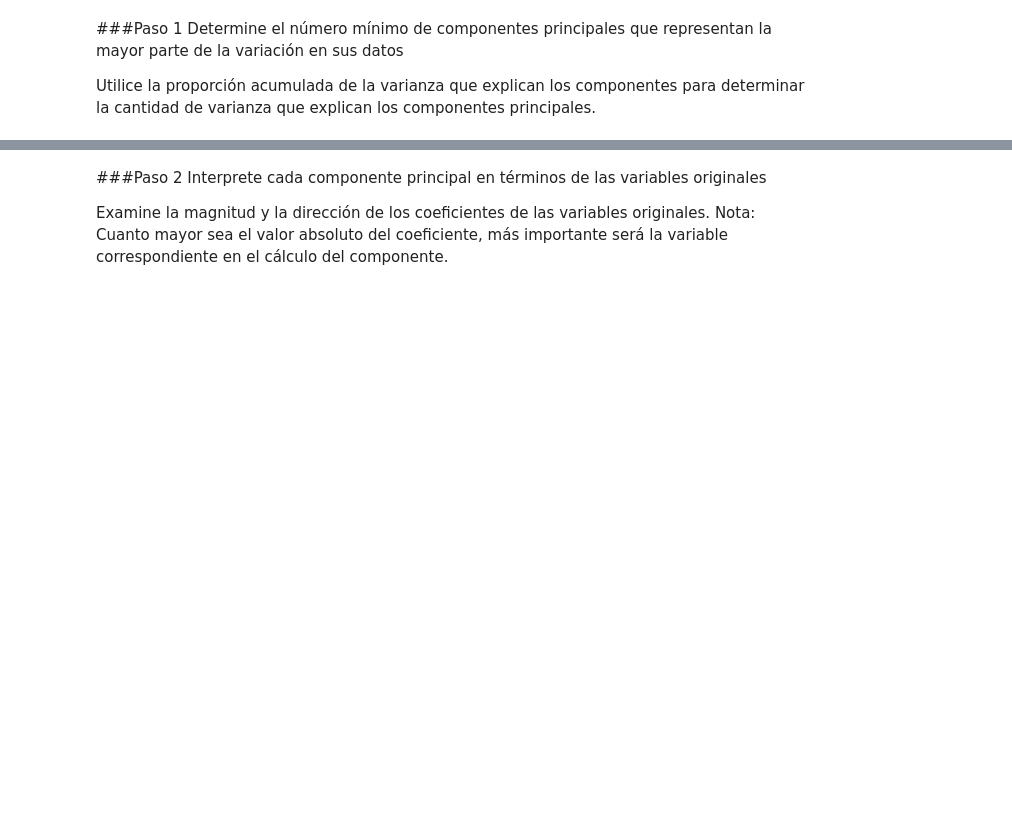
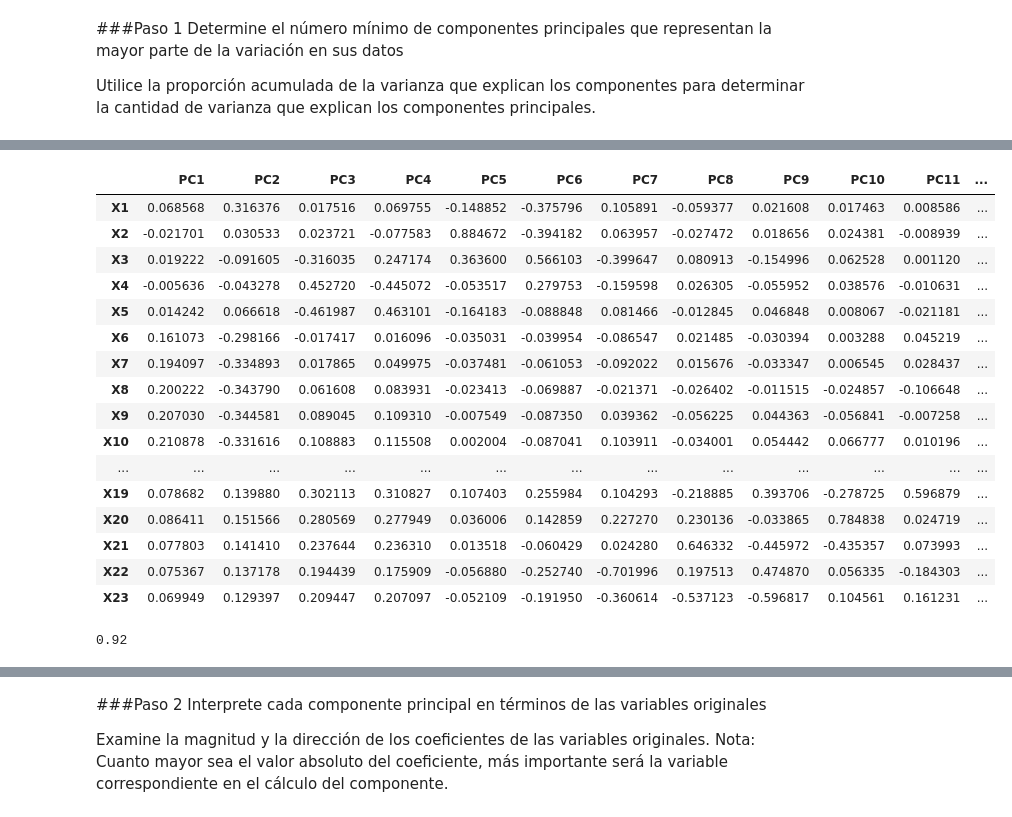
Before and after one commit to PosgradoMNA/actividades-del-projecto-equipo-125, a Jupyter notebook: Actividad_Semanal_4_EA2.ipynb, the cells around one changed output, grey strips where cells are left out. Cells and saved outputs as stored; diff of their text form; code cells hidden in the pictures; blank space fills up the shorter version.

```diff
--- a/Actividad_Semanal_4_EA2.ipynb
+++ b/Actividad_Semanal_4_EA2.ipynb
@@ -44,3 +45,4 @@ from sklearn import preprocessing
 # %%
 #Leemos el archivo csv
-df = pd.read_csv("https://github.com/PosgradoMNA/actividades-del-projecto-equipo-125/blob/main/datoslimpios_default_of_credit_card_clients.csv")
+path="https://raw.githubusercontent.com/PosgradoMNA/actividades-del-projecto-equipo-125/main/datoslimpios_default_of_credit_card_clients.csv"
+df = pd.read_csv(path, index_col = 0)
@@ -67,6 +85,6 @@ ndf.columns
 # %%
 ##Eliminamos las dos columnas que tienen doble índice y la columna target
-ndf = ndf.drop(columns = ['Unnamed: 0', 'ID', 'Y'])
+ndf = ndf.drop(columns = ['ID', 'Y'])
 # %%
 #Vemos las filas y columnas del df final
 ndf.shape
@@ -137,8 +179,27 @@ plt.show()
 # %%
+#Vemos los componentes por variable para conocer su conformación
 pcsSummary.columns = ["PC{}".format(i) for i in range(1,len(pcsSummary.columns)+1)]
 pcsSummary.columns
 
 pcsCompsDF = pd.DataFrame(pcs.components_.transpose(),
                           columns = pcsSummary.columns,
                           index = ndf.columns )
-pcsCompsDF.iloc[:,:14]
+pcsCompsDF.iloc[:,:13]
+# %% [output]
+|  | PC1 | PC2 | PC3 | PC4 | PC5 | PC6 | PC7 | PC8 | PC9 | PC10 | PC11 | ... |
+| X1 | 0.068568 | 0.316376 | 0.017516 | 0.069755 | -0.148852 | -0.375796 | 0.105891 | -0.059377 | 0.021608 | 0.017463 | 0.008586 | ... |
+| X2 | -0.021701 | 0.030533 | 0.023721 | -0.077583 | 0.884672 | -0.394182 | 0.063957 | -0.027472 | 0.018656 | 0.024381 | -0.008939 | ... |
+| X3 | 0.019222 | -0.091605 | -0.316035 | 0.247174 | 0.363600 | 0.566103 | -0.399647 | 0.080913 | -0.154996 | 0.062528 | 0.001120 | ... |
+| X4 | -0.005636 | -0.043278 | 0.452720 | -0.445072 | -0.053517 | 0.279753 | -0.159598 | 0.026305 | -0.055952 | 0.038576 | -0.010631 | ... |
+| X5 | 0.014242 | 0.066618 | -0.461987 | 0.463101 | -0.164183 | -0.088848 | 0.081466 | -0.012845 | 0.046848 | 0.008067 | -0.021181 | ... |
+| X6 | 0.161073 | -0.298166 | -0.017417 | 0.016096 | -0.035031 | -0.039954 | -0.086547 | 0.021485 | -0.030394 | 0.003288 | 0.045219 | ... |
+| X7 | 0.194097 | -0.334893 | 0.017865 | 0.049975 | -0.037481 | -0.061053 | -0.092022 | 0.015676 | -0.033347 | 0.006545 | 0.028437 | ... |
+| X8 | 0.200222 | -0.343790 | 0.061608 | 0.083931 | -0.023413 | -0.069887 | -0.021371 | -0.026402 | -0.011515 | -0.024857 | -0.106648 | ... |
+| X9 | 0.207030 | -0.344581 | 0.089045 | 0.109310 | -0.007549 | -0.087350 | 0.039362 | -0.056225 | 0.044363 | -0.056841 | -0.007258 | ... |
+| X10 | 0.210878 | -0.331616 | 0.108883 | 0.115508 | 0.002004 | -0.087041 | 0.103911 | -0.034001 | 0.054442 | 0.066777 | 0.010196 | ... |
+| ... | ... | ... | ... | ... | ... | ... | ... | ... | ... | ... | ... | ... |
+| X19 | 0.078682 | 0.139880 | 0.302113 | 0.310827 | 0.107403 | 0.255984 | 0.104293 | -0.218885 | 0.393706 | -0.278725 | 0.596879 | ... |
+| X20 | 0.086411 | 0.151566 | 0.280569 | 0.277949 | 0.036006 | 0.142859 | 0.227270 | 0.230136 | -0.033865 | 0.784838 | 0.024719 | ... |
+| X21 | 0.077803 | 0.141410 | 0.237644 | 0.236310 | 0.013518 | -0.060429 | 0.024280 | 0.646332 | -0.445972 | -0.435357 | 0.073993 | ... |
+| X22 | 0.075367 | 0.137178 | 0.194439 | 0.175909 | -0.056880 | -0.252740 | -0.701996 | 0.197513 | 0.474870 | 0.056335 | -0.184303 | ... |
+| X23 | 0.069949 | 0.129397 | 0.209447 | 0.207097 | -0.052109 | -0.191950 | -0.360614 | -0.537123 | -0.596817 | 0.104561 | 0.161231 | ... |
@@ -147 +206,6 @@ pcsSummary.iloc[2,14]
+# %%
+#Vemos el porcentaje acumulado al tener 13 componentes
+pcsSummary.iloc[2,12]
+# %% [output]
+0.92
 # %%
```
Also changed, not shown: parts of 28 cells of this notebook.
